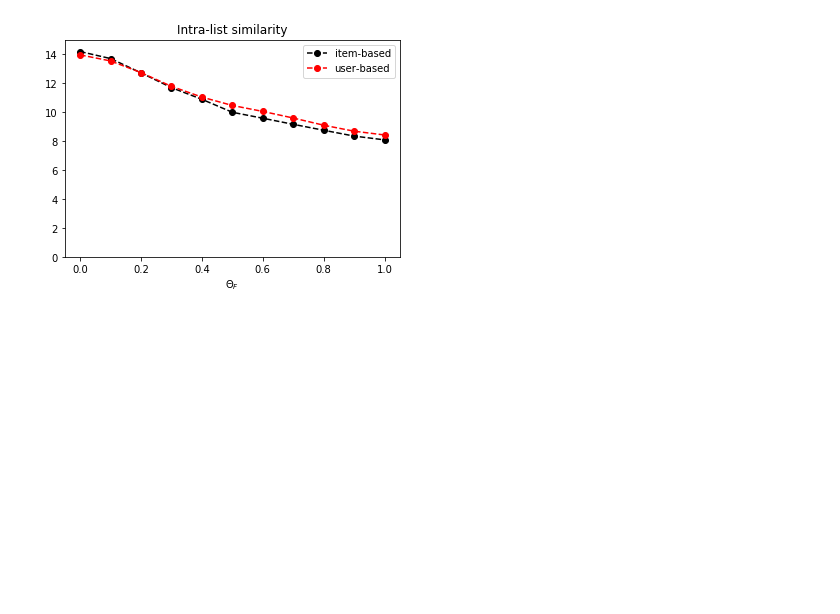
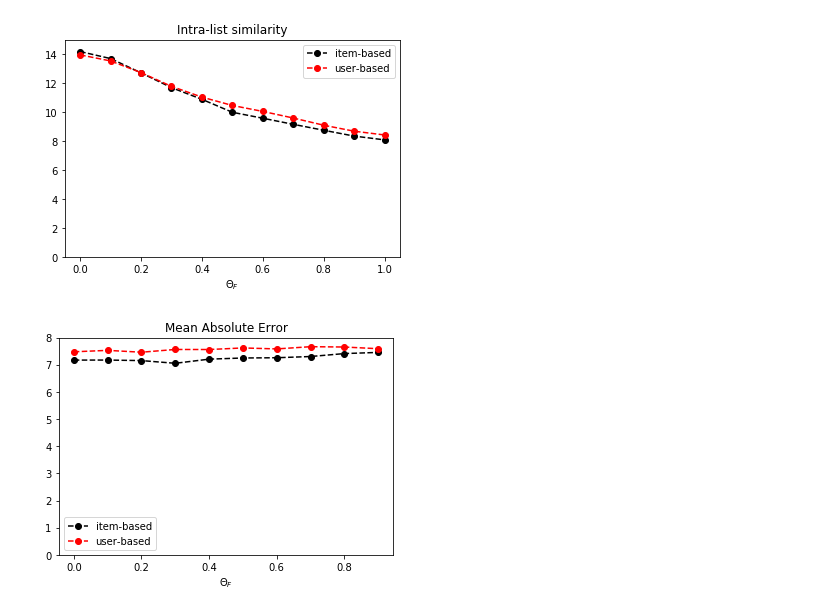
Before and after one commit to sted19/WIR-project, a Jupyter notebook: src/movies/create_graphs.ipynb, the cells around one changed output. Cells and saved outputs as stored; diff of their text form; code cells hidden in the pictures; blank space fills up the shorter version.

Commit message:
add presentation and last graphs

```diff
--- a/src/movies/create_graphs.ipynb
+++ b/src/movies/create_graphs.ipynb
@@ -97,0 +100,33 @@ pass
+# %%
+list_value_difference_books_path = os.path.join(os.getcwd(), 'result.json')
+
+with open(list_value_difference_books_path,'r') as fr:
+    list_value_difference_books_ib = json.load(fr)
+
+list_value_difference_books_ub = {0: {'list_value': 46.077012643142716, 'precision': 0.8605504587155967, 'recall': 0.27725029568689513, 'list_value_difference': 7.475477572710484}, 1: {'list_value': 46.023506790723744, 'precision': 0.857798165137615, 'recall': 0.2767810579000114, 'list_value_difference': 7.528983425129471}, 2: {'list_value': 46.091855981478176, 'precision': 0.8587155963302756, 'recall': 0.2755352936960629, 'list_value_difference': 7.460634234375052}, 3: {'list_value': 45.99070746986051, 'precision': 0.8559633027522937, 'recall': 0.27534353637289405, 'list_value_difference': 7.561782745992666}, 4: {'list_value': 45.992581117466564, 'precision': 0.8577981651376146, 'recall': 0.27591534336022716, 'list_value_difference': 7.55990909838662}, 5: {'list_value': 45.934525253765955, 'precision': 0.8587155963302756, 'recall': 0.27792040809604135, 'list_value_difference': 7.617964962087247}, 6: {'list_value': 45.97036726881642, 'precision': 0.859633027522936, 'recall': 0.27685725093247526, 'list_value_difference': 7.582122947036766}, 7: {'list_value': 45.88865883884897, 'precision': 0.8577981651376151, 'recall': 0.27592870839792377, 'list_value_difference': 7.66383137700422}, 8: {'list_value': 45.90037812550877, 'precision': 0.8568807339449545, 'recall': 0.27502665997780434, 'list_value_difference': 7.652112090344415}, 9: {'list_value': 45.9628257818246, 'precision': 0.8568807339449545, 'recall': 0.2745316536619409, 'list_value_difference': 7.589664434028555}}
+# %%
+diversification_factors = list(np.linspace(0,9,10))
+MAEs_ib = []
+MAEs_ub = []
+
+for div_factor in diversification_factors:
+    MAE_ib = list_value_difference_books_ib[str(div_factor)[0]]['list_value_difference']
+    MAEs_ib.append(MAE_ib)
+
+    MAE_ub = list_value_difference_books_ub[div_factor]['list_value_difference']
+    MAEs_ub.append(MAE_ub)
+# %%
+diversification_factors = list(np.linspace(0,0.9,10))
+
+pyplot.plot(diversification_factors, MAEs_ib, linestyle='--', marker='o', color='black')
+pyplot.plot(diversification_factors, MAEs_ub, linestyle='--', marker='o', color='red')
+pyplot.title('Mean Absolute Error')
+pyplot.xlabel(r'$\Theta_{F}$')
+pyplot.ylim((0,8))
+pyplot.legend(['item-based','user-based'])
+pyplot.show()
+
+
+pass
+# %% [output]
+[figure, added]
```
Also changed, not shown: parts of 1 cell of this notebook, 4 other files.
